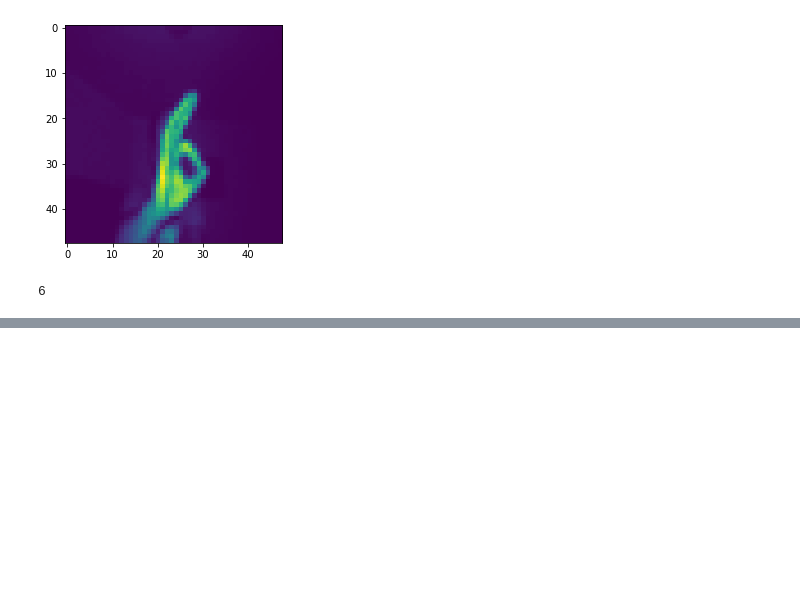
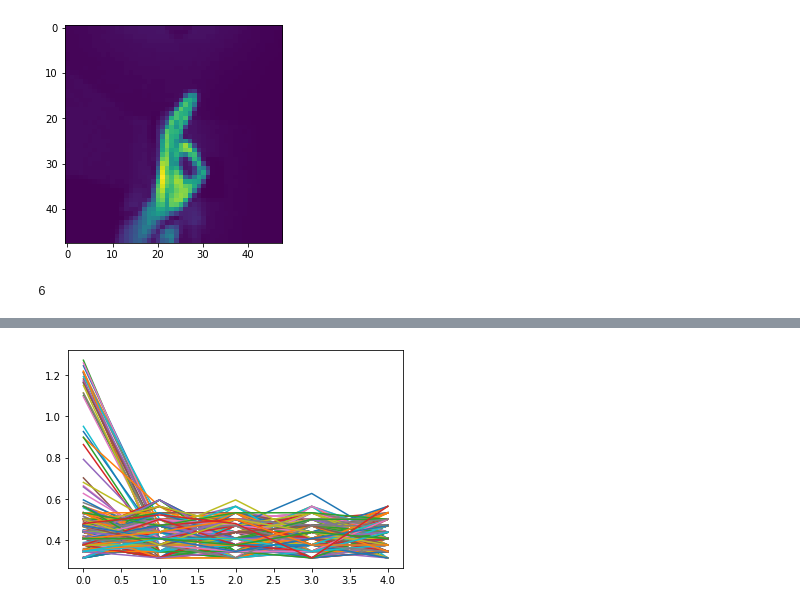
Before and after one commit to po-stas/PyTorch, a Jupyter notebook: lesson05/CourseWork.ipynb, the cells around one changed output, grey strips where cells are left out. Cells and saved outputs as stored; diff of their text form; code cells hidden in the pictures; blank space fills up the shorter version.

```diff
--- a/lesson05/CourseWork.ipynb
+++ b/lesson05/CourseWork.ipynb
@@ -430,0 +460,38 @@ np.argmax(np.array(resnet(image4.unsqueeze(0)).detach()))
+# %%
+epoch_losses = []
+true_y = []
+pred_y = []
+
+sm=nn.Softmax(dim=0)
+
+for epoch in range(epochs):
+
+    time1 = time.time()
+    running_loss = 0.0
+    epoch_loss = []
+    for batch_idx, (data, labels) in enumerate(train_loader):
+
+        optimizer.zero_grad()
+
+        outputs = resnet(data)
+
+        _, preds = torch.max(outputs, 1)
+
+        true_y.append(labels)
+        pred_y.append(outputs)
+
+        loss = F.cross_entropy(outputs, labels)
+        loss.backward()
+        optimizer.step()
+        scheduler.step()
+
+        running_loss += loss.item()
+        epoch_loss.append(loss.item())
+        if (batch_idx+1) % 10000 == 9999:
+            print(f'Train Epoch: {epoch+1}, Loss: {running_loss/10000}')
+            time2 = time.time()
+            print(f'Spend time for 10000 images: {time2 - time1} sec')
+            time1 = time.time()
+            running_loss = 0.0
+    print(f'Epoch {epoch+1}, loss: ', np.mean(epoch_loss))
+    epoch_losses.append(epoch_loss)
@@ -430,0 +504,5 @@ np.argmax(np.array(resnet(image4.unsqueeze(0)).detach()))
+# %%
+plt.plot(range(len(epoch_losses)), epoch_losses)
+plt.draw()
+# %% [output]
+[figure, added]
```
Also changed, not shown: parts of 85 cells of this notebook.
